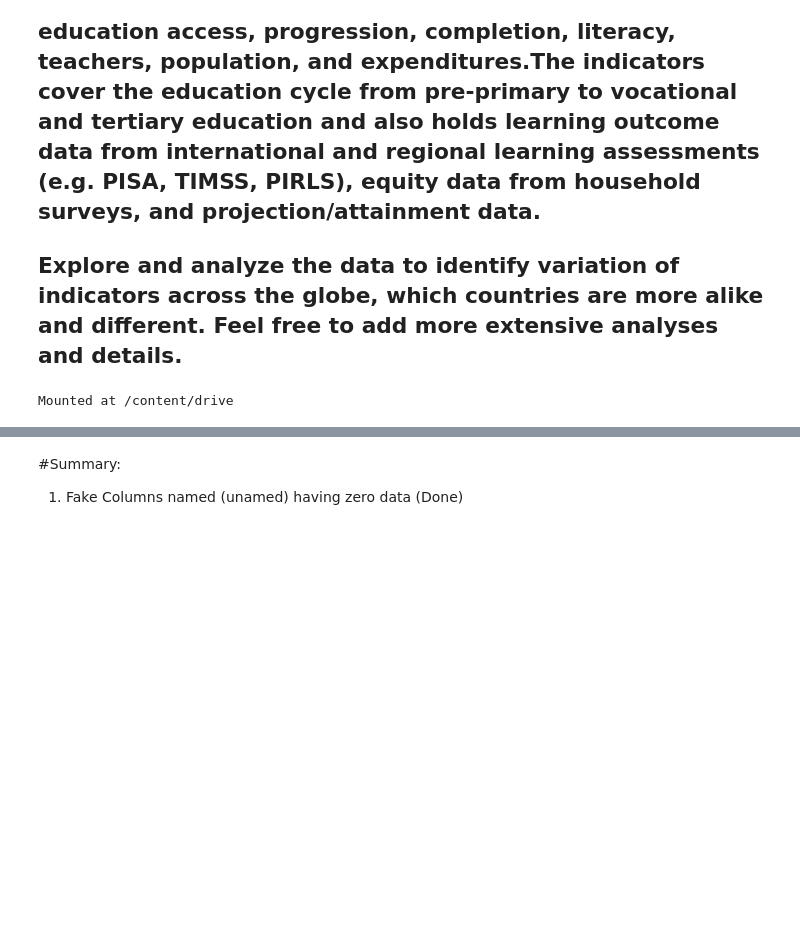
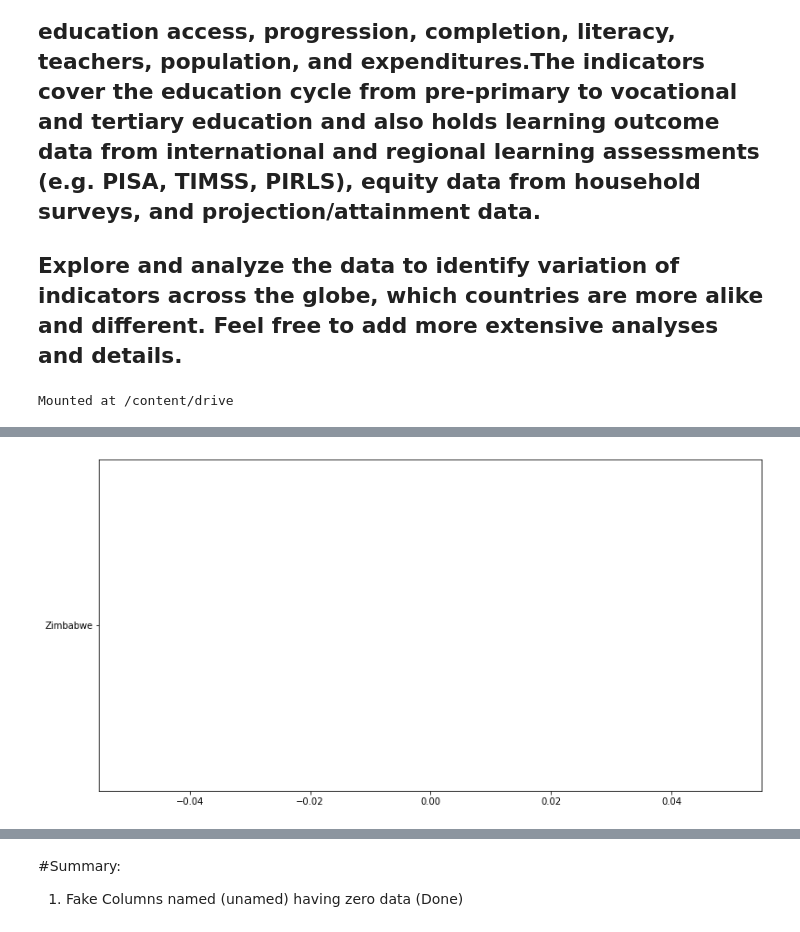
Before and after one commit to kronze1996/Capstone-Project-1, a Jupyter notebook: Kartikey_Sharma_Team_7_Capstone_Project.ipynb, the cells around one changed output, grey strips where cells are left out. Drawn from its saved outputs; the diff is of its cells as text; code cells hidden in the pictures; blank space fills up the shorter version.

```diff
--- a/Kartikey_Sharma_Team_7_Capstone_Project.ipynb
+++ b/Kartikey_Sharma_Team_7_Capstone_Project.ipynb
@@ -38,0 +63,16 @@ EdStatsFootNote_df.drop(['Unnamed: 4'],axis=1,inplace=True)
+# %%
+# Bar plot for one country
+
+fig = plt.figure(figsize=(10,5))
+ax = fig.add_axes([0,0,1,1])
+years = EdStatsData_df['2010'].head(20)
+Country = EdStatsData_df['Country Name'].tail(20)
+ax.bar(years,Country)
+plt.show()
+
+
+# var = 'GrLivArea'
+# data = pd.concat([df_train['SalePrice'], df_train[var]], axis=1)
+# data.plot.scatter(x=var, y='SalePrice', ylim=(0,800000));
+# %% [output]
+[figure, added]
```
Also changed, not shown: parts of 22 cells of this notebook.
